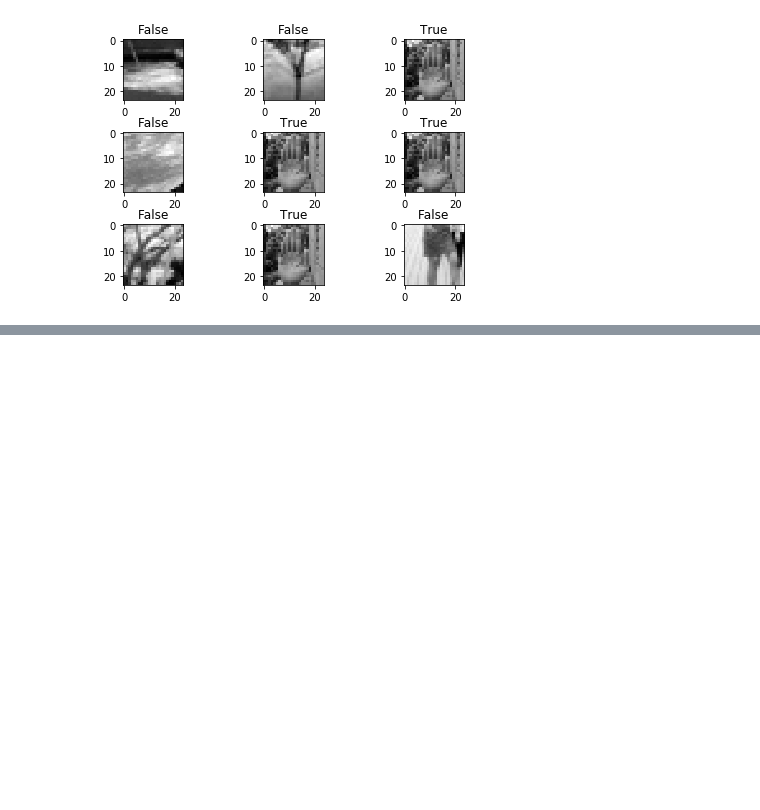
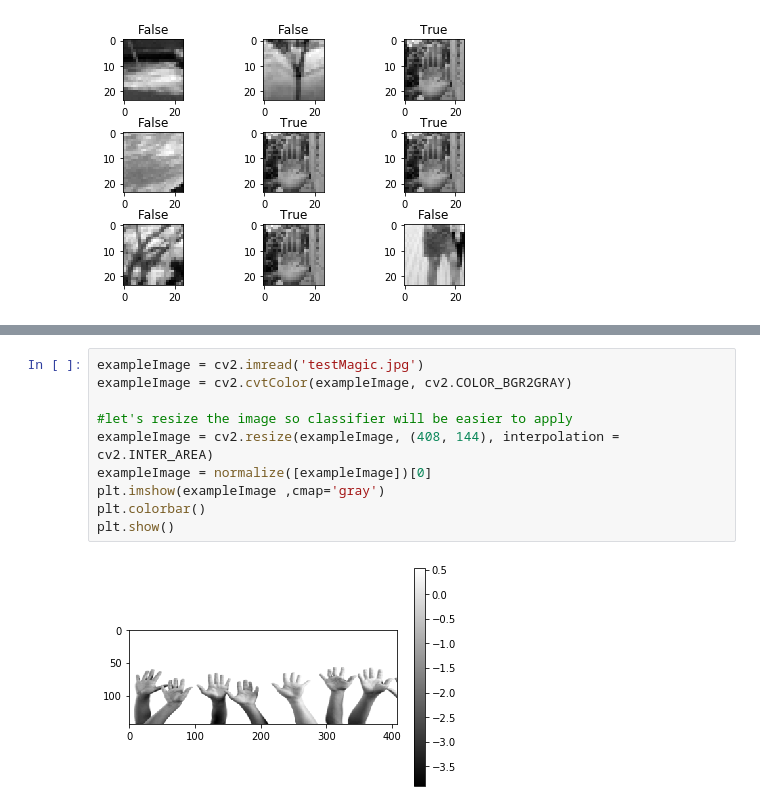
Before and after one commit to Bill2462/Viola-Jones, a Jupyter notebook: Hand-detection-Viola-Jones.ipynb, the cells around one changed output, grey strips where cells are left out. Drawn from its saved outputs; the diff is of its cells as text; blank space fills up the shorter version.

Commit message:
add classifier application and references

```diff
--- a/Hand-detection-Viola-Jones.ipynb
+++ b/Hand-detection-Viola-Jones.ipynb
@@ -1063,0 +1069,12 @@ plt.show()
+# %%
+exampleImage = cv2.imread('testMagic.jpg')
+exampleImage = cv2.cvtColor(exampleImage, cv2.COLOR_BGR2GRAY)
+
+#let's resize the image so classifier will be easier to apply
+exampleImage = cv2.resize(exampleImage, (408, 144), interpolation = cv2.INTER_AREA)
+exampleImage = normalize([exampleImage])[0]
+plt.imshow(exampleImage ,cmap='gray')
+plt.colorbar()
+plt.show()
+# %% [output]
+[figure, added]
```
Also changed, not shown: parts of 7 cells of this notebook, 1 other file.
